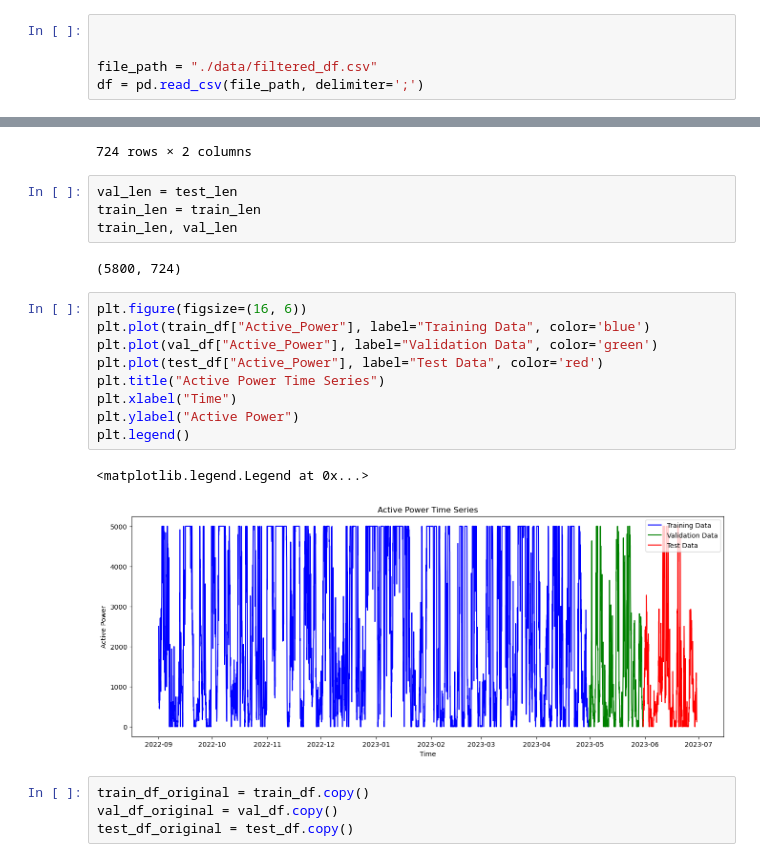
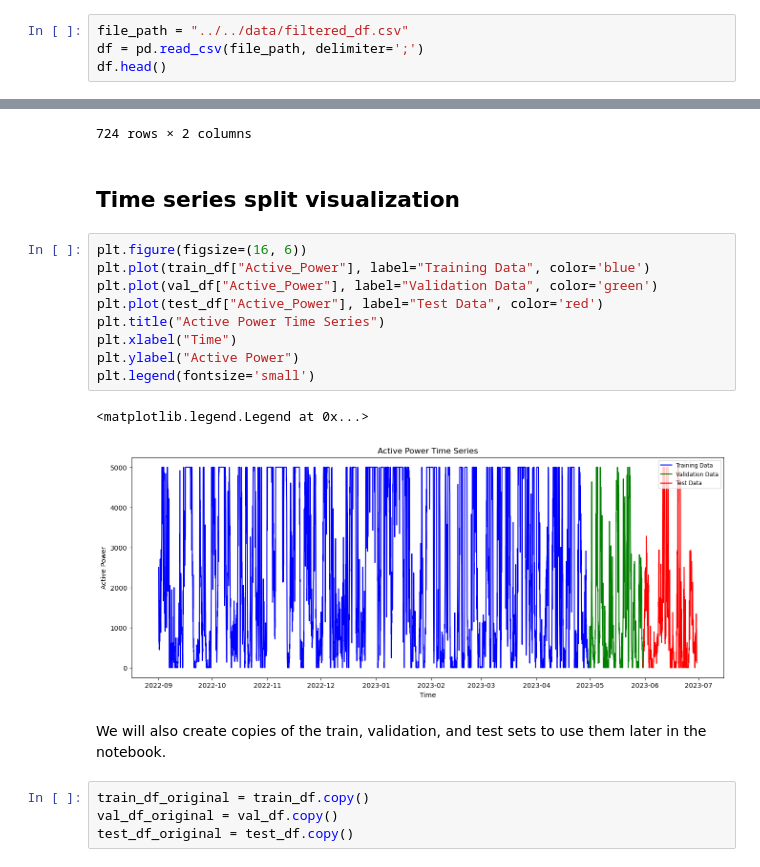
Before and after one commit to fsansegundo/tfm_cc_2025, a Jupyter notebook: models/PatchTST/PatchTST_AV.ipynb, the cells around one changed output, grey strips where cells are left out. Drawn from its saved outputs; the diff is of its cells as text.

```diff
--- a/models/PatchTST/PatchTST_AV.ipynb
+++ b/models/PatchTST/PatchTST_AV.ipynb
@@ -27,7 +43,6 @@ import optuna
 # %% [markdown]
 ## Load dataset
 # %%
-
-
-file_path = "./data/filtered_df.csv"
+file_path = "../../data/filtered_df.csv"
 df = pd.read_csv(file_path, delimiter=';')
+df.head()
@@ -214,24 +235,22 @@ test_df
 | 2023-06-29 22:00:00 | 5.017759 | 316.17050 |
 | 2023-06-29 23:00:00 | 4.197770 | 118.98179 |
 724 rows × 2 columns
-# %%
-val_len = test_len
-train_len = train_len
-train_len, val_len
-# %% [output]
-(5800, 724)
+# %% [markdown]
+## Time series split visualization
 # %%
 plt.figure(figsize=(16, 6))
 plt.plot(train_df["Active_Power"], label="Training Data", color='blue')
 plt.plot(val_df["Active_Power"], label="Validation Data", color='green')
 plt.plot(test_df["Active_Power"], label="Test Data", color='red')
 plt.title("Active Power Time Series")
 plt.xlabel("Time")
 plt.ylabel("Active Power")
-plt.legend()
+plt.legend(fontsize='small')
 # %% [output]
 <matplotlib.legend.Legend at 0x...>
-[figure, old version]
+[figure, new version]
+# %% [markdown]
+We will also create copies of the train, validation, and test sets to use them later in the notebook.
 # %%
 train_df_original = train_df.copy()
 val_df_original = val_df.copy()
```
Also changed, not shown: parts of 64 cells of this notebook, 36 other files.
